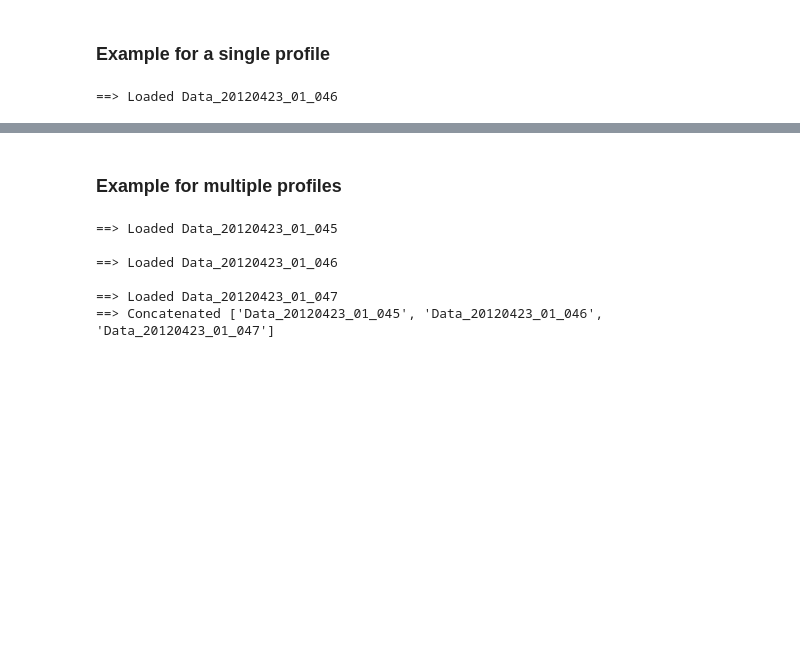
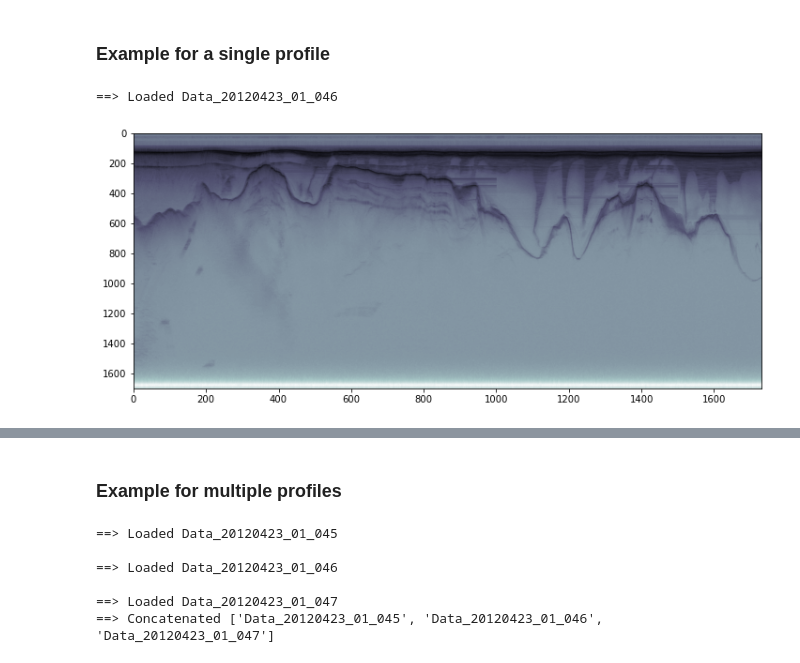
Before and after one commit to stvnfrnk/Cradar, a Jupyter notebook: tutorial/cresis2move.ipynb, the cells around one changed output, grey strips where cells are left out. Saved outputs shown, nothing was run; the diff lists cells and outputs as text; code cells hidden in the pictures; blank space fills up the shorter version.

```diff
--- a/tutorial/cresis2move.ipynb
+++ b/tutorial/cresis2move.ipynb
@@ -50,17 +32,18 @@ class Cradar(builtins.object)
 # %%
 from Cradar import Cradar
 
 matfile = '/home/sfranke/Downloads/Data_20120423_01_046.mat'
 
 crd = Cradar().load_cresis_mat(matfile, dB=False)
 
-if 0:
+if 1:
     import numpy as np
     import matplotlib.pyplot as plt
 
     plt.subplots(figsize=(12,5))
     plt.imshow(np.log10(crd.Data), aspect='auto', cmap='bone_r')
 # %% [output]
 ==> Loaded Data_20120423_01_046
+[figure, added]
 # %%
 crd.Frame
```
Also changed, not shown: parts of 9 cells of this notebook.
